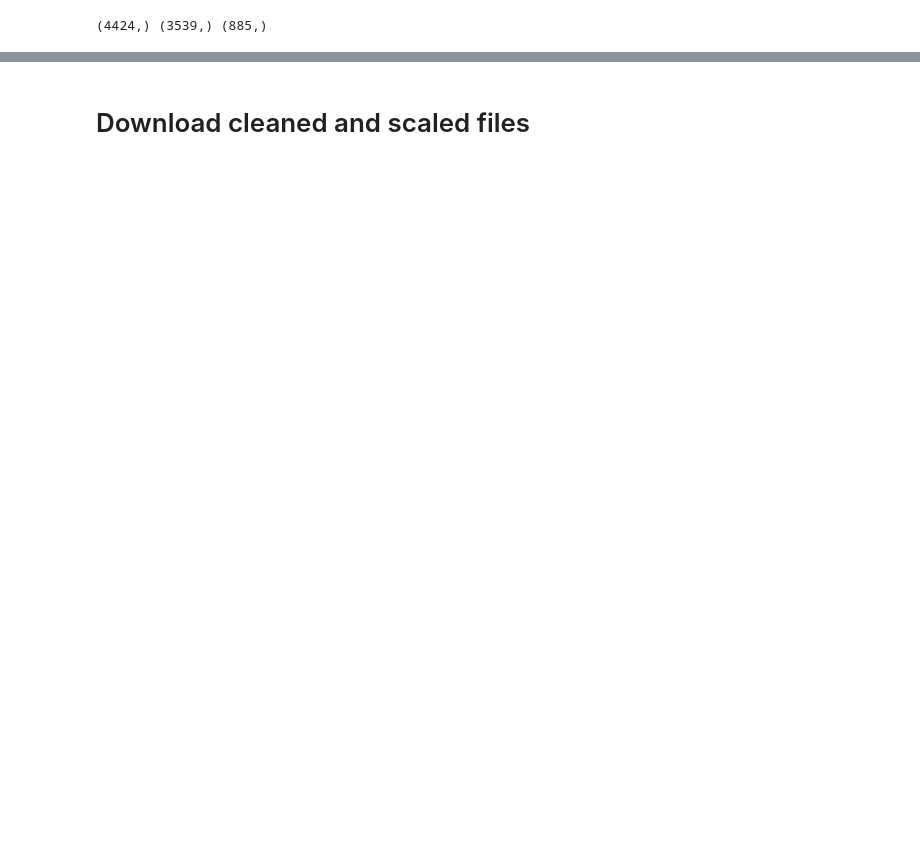
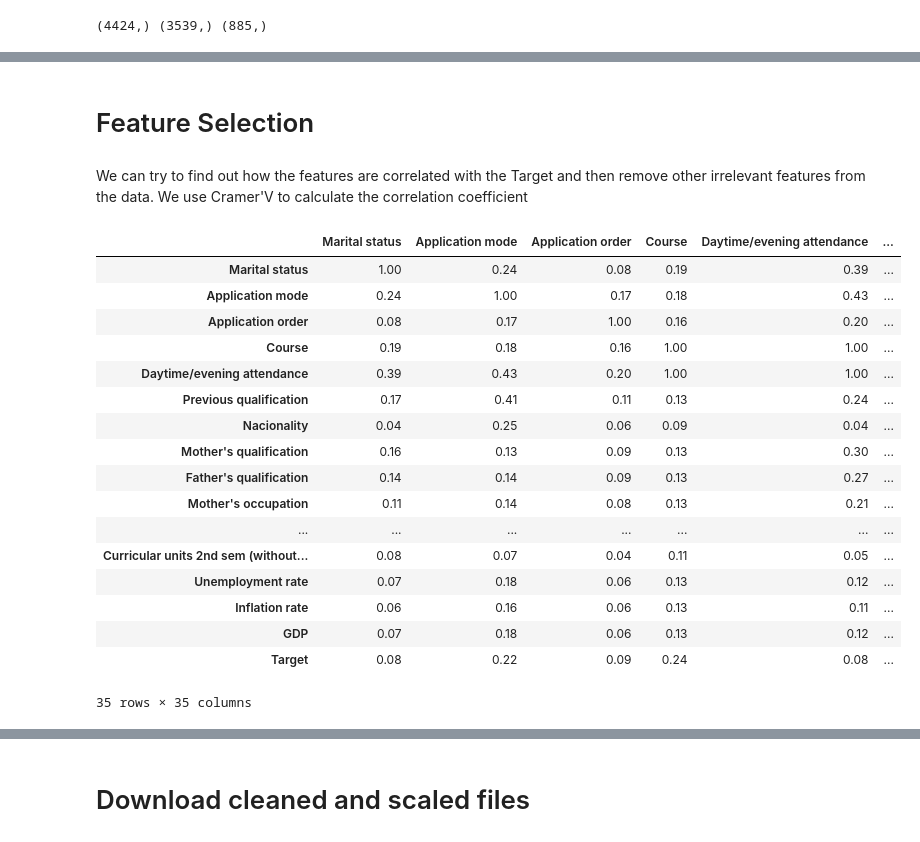
Before and after one commit to Tohtoroo/MLDropout, a Jupyter notebook: main/eda_cleaning.ipynb, the cells around one changed output, grey strips where cells are left out. Cells and saved outputs as stored; diff of their text form; code cells hidden in the pictures; blank space fills up the shorter version.

```diff
--- a/main/eda_cleaning.ipynb
+++ b/main/eda_cleaning.ipynb
@@ -347,8 +271,8 @@ memory usage: 829.6 KB
 # %% [markdown]
 Split data to training set and test set
 # %%
-X = new_df.drop(columns=['Target'], axis=1)
-y = new_df['Target']
+X = df.drop(columns=['Target'], axis=1)
+y = df['Target']
 # %%
 X_train, X_test, y_train, y_test = train_test_split(X, y, test_size=0.2, random_state=0)
 # %%
@@ -363,0 +286,3 @@ Feature Scaling
+# %%
+df_train = pd.concat([X_train, y_train], axis=1)
+df_train.head()
@@ -363,0 +297,45 @@ Feature Scaling
+# %% [markdown]
+# Feature Selection
+# %% [markdown]
+We can try to find out how the features are correlated with the Target
+and then remove other irrelevant features from the data. We use Cramer'V to calculate the correlation coefficient
+# %%
+def cramers_V(var1,var2) :
+  crosstab =np.array(pd.crosstab(var1,var2, rownames=None, colnames=None)) # Cross table building
+  stat = chi2_contingency(crosstab)[0] # Keeping of the test statistic of the Chi2 test
+  obs = np.sum(crosstab) # Number of observations
+  mini = min(crosstab.shape)-1 # Take the minimum value between the columns and the rows of the cross table
+  return np.sqrt(stat/(obs*mini))
+
+rows= []
+
+for var1 in df_train:
+  col = []
+  for var2 in df_train:
+    cramers = cramers_V(df_train[var1], df_train[var2]) # Cramer's V test
+    col.append(round(cramers,2)) # Keeping of the rounded value of the Cramer's V
+  rows.append(col)
+
+cramers_results = np.array(rows)
+df_cramers = pd.DataFrame(cramers_results, columns = df_train.columns, index = df_train.columns)
+
+df_cramers
+# %% [output]
+|  | Marital status | Application mode | Application order | Course | Daytime/evening attendance | ... |
+| Marital status | 1.00 | 0.24 | 0.08 | 0.19 | 0.39 | ... |
+| Application mode | 0.24 | 1.00 | 0.17 | 0.18 | 0.43 | ... |
+| Application order | 0.08 | 0.17 | 1.00 | 0.16 | 0.20 | ... |
+| Course | 0.19 | 0.18 | 0.16 | 1.00 | 1.00 | ... |
+| Daytime/evening attendance | 0.39 | 0.43 | 0.20 | 1.00 | 1.00 | ... |
+| Previous qualification | 0.17 | 0.41 | 0.11 | 0.13 | 0.24 | ... |
+| Nacionality | 0.04 | 0.25 | 0.06 | 0.09 | 0.04 | ... |
+| Mother's qualification | 0.16 | 0.13 | 0.09 | 0.13 | 0.30 | ... |
+| Father's qualification | 0.14 | 0.14 | 0.09 | 0.13 | 0.27 | ... |
+| Mother's occupation | 0.11 | 0.14 | 0.08 | 0.13 | 0.21 | ... |
+| ... | ... | ... | ... | ... | ... | ... |
+| Curricular units 2nd sem (without... | 0.08 | 0.07 | 0.04 | 0.11 | 0.05 | ... |
+| Unemployment rate | 0.07 | 0.18 | 0.06 | 0.13 | 0.12 | ... |
+| Inflation rate | 0.06 | 0.16 | 0.06 | 0.13 | 0.11 | ... |
+| GDP | 0.07 | 0.18 | 0.06 | 0.13 | 0.12 | ... |
+| Target | 0.08 | 0.22 | 0.09 | 0.24 | 0.08 | ... |
+35 rows × 35 columns
```
Also changed, not shown: parts of 16 cells of this notebook.
